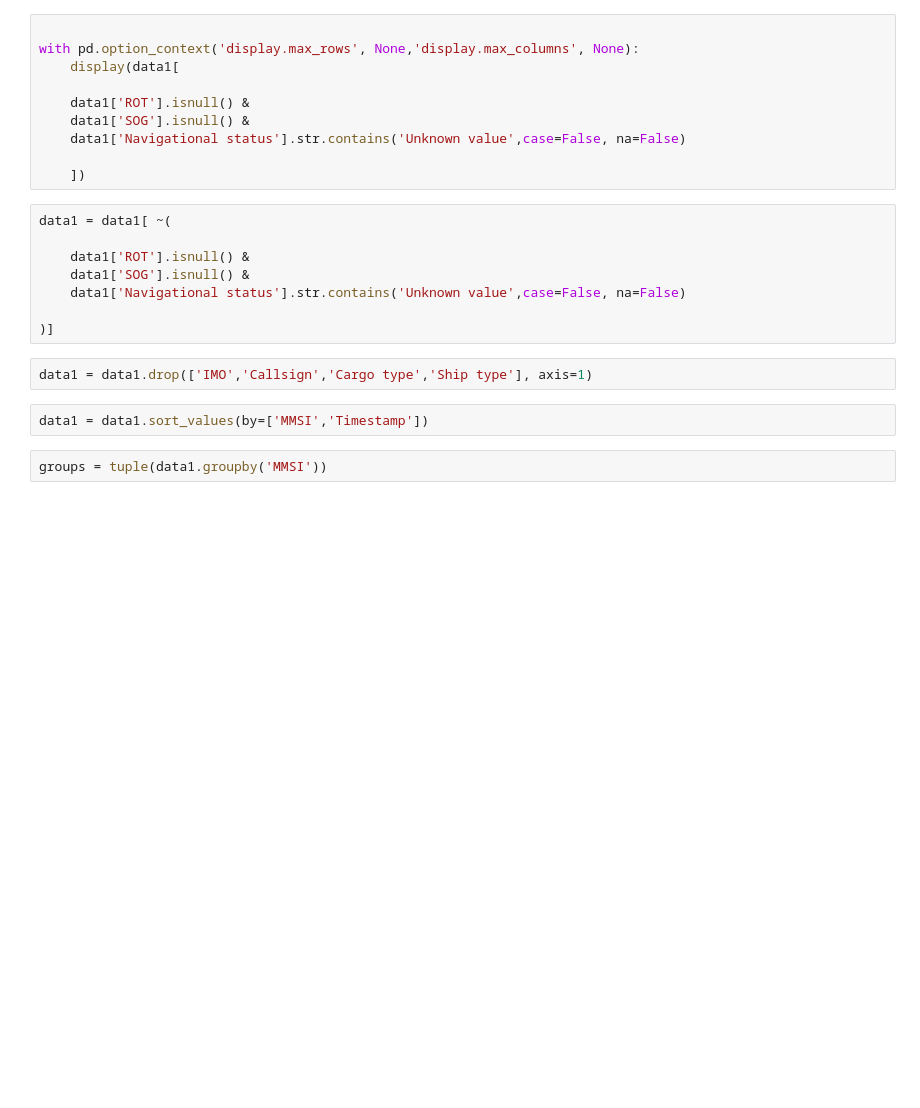
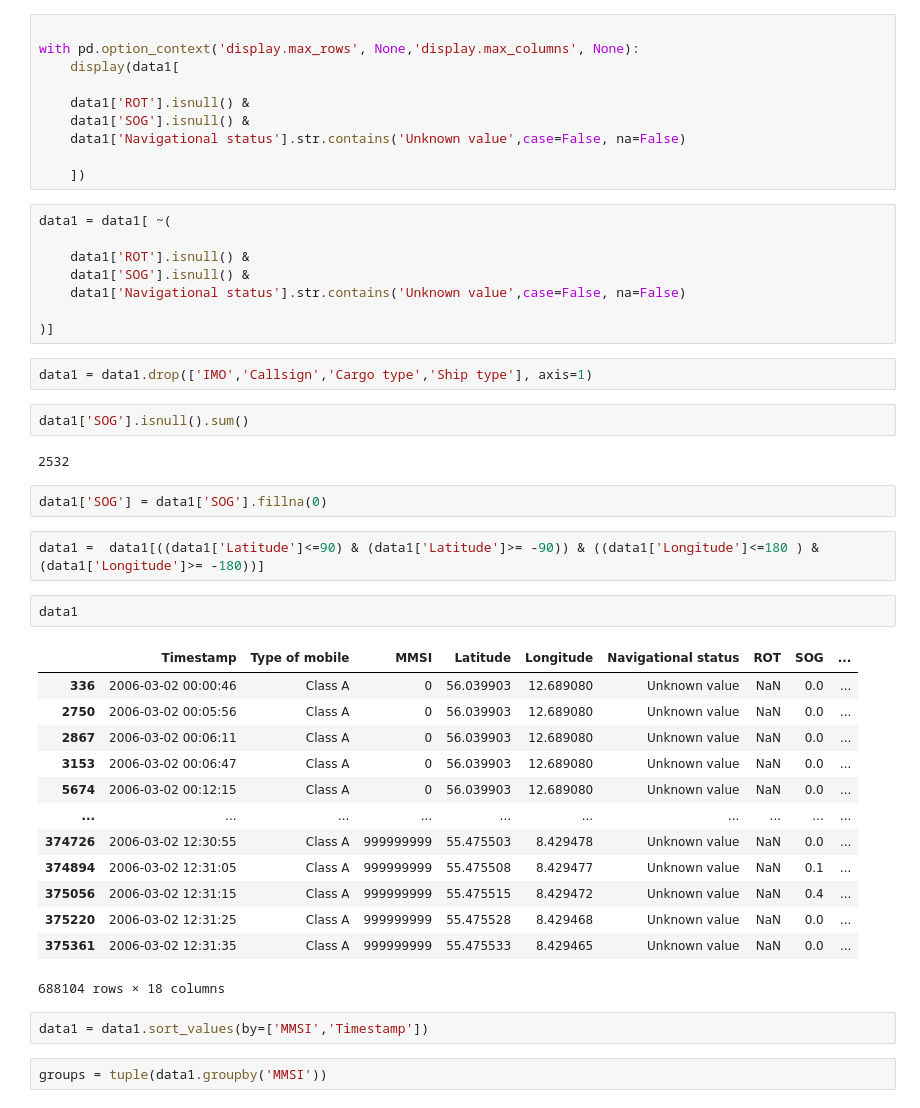
Before and after one commit to sazidshihab/Spoofing-Detection-from-AIS-GPS-Data, a Jupyter notebook: GPS Spoofing Detection with Parallel Computing.ipynb, the cells around one changed output. Drawn from its saved outputs; the diff is of its cells as text; blank space fills up the shorter version.

```diff
--- a/GPS Spoofing Detection with Parallel Computing.ipynb
+++ b/GPS Spoofing Detection with Parallel Computing.ipynb
@@ -26,6 +28,30 @@ data1 = data1[ ~(
 )]
 # %%
 data1 = data1.drop(['IMO','Callsign','Cargo type','Ship type'], axis=1)
+# %%
+data1['SOG'].isnull().sum()
+# %% [output]
+2532
+# %%
+data1['SOG'] = data1['SOG'].fillna(0)
+# %%
+data1 =  data1[((data1['Latitude']<=90) & (data1['Latitude']>= -90)) & ((data1['Longitude']<=180 ) & (data1['Longitude']>= -180))]
+# %%
+data1
+# %% [output]
+|  | Timestamp | Type of mobile | MMSI | Latitude | Longitude | Navigational status | ROT | SOG | ... |
+| 336 | 2006-03-02 00:00:46 | Class A | 0 | 56.039903 | 12.689080 | Unknown value | NaN | 0.0 | ... |
+| 2750 | 2006-03-02 00:05:56 | Class A | 0 | 56.039903 | 12.689080 | Unknown value | NaN | 0.0 | ... |
+| 2867 | 2006-03-02 00:06:11 | Class A | 0 | 56.039903 | 12.689080 | Unknown value | NaN | 0.0 | ... |
+| 3153 | 2006-03-02 00:06:47 | Class A | 0 | 56.039903 | 12.689080 | Unknown value | NaN | 0.0 | ... |
+| 5674 | 2006-03-02 00:12:15 | Class A | 0 | 56.039903 | 12.689080 | Unknown value | NaN | 0.0 | ... |
+| ... | ... | ... | ... | ... | ... | ... | ... | ... | ... |
+| 374726 | 2006-03-02 12:30:55 | Class A | 999999999 | 55.475503 | 8.429478 | Unknown value | NaN | 0.0 | ... |
+| 374894 | 2006-03-02 12:31:05 | Class A | 999999999 | 55.475508 | 8.429477 | Unknown value | NaN | 0.1 | ... |
+| 375056 | 2006-03-02 12:31:15 | Class A | 999999999 | 55.475515 | 8.429472 | Unknown value | NaN | 0.4 | ... |
+| 375220 | 2006-03-02 12:31:25 | Class A | 999999999 | 55.475528 | 8.429468 | Unknown value | NaN | 0.0 | ... |
+| 375361 | 2006-03-02 12:31:35 | Class A | 999999999 | 55.475533 | 8.429465 | Unknown value | NaN | 0.0 | ... |
+688104 rows × 18 columns
 # %%
 data1 = data1.sort_values(by=['MMSI','Timestamp'])
 # %%
```
Also changed, not shown: parts of 7 cells of this notebook.
